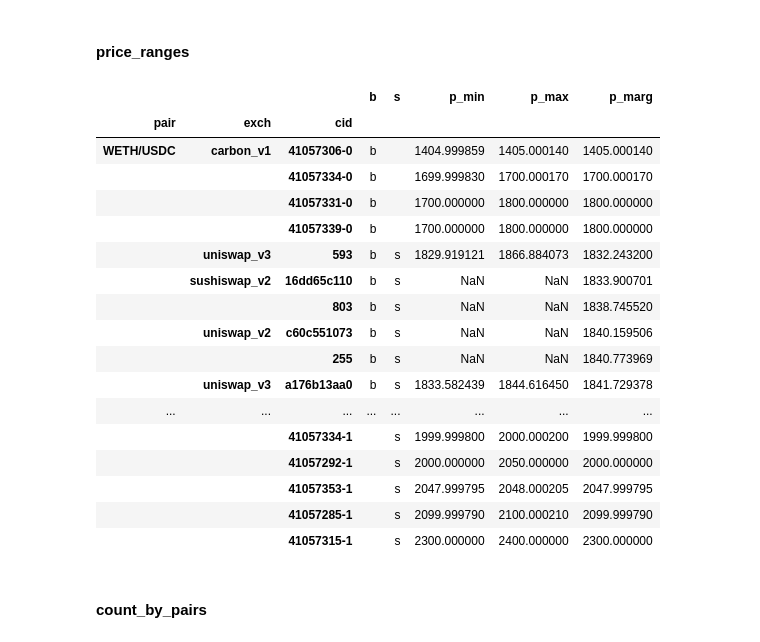
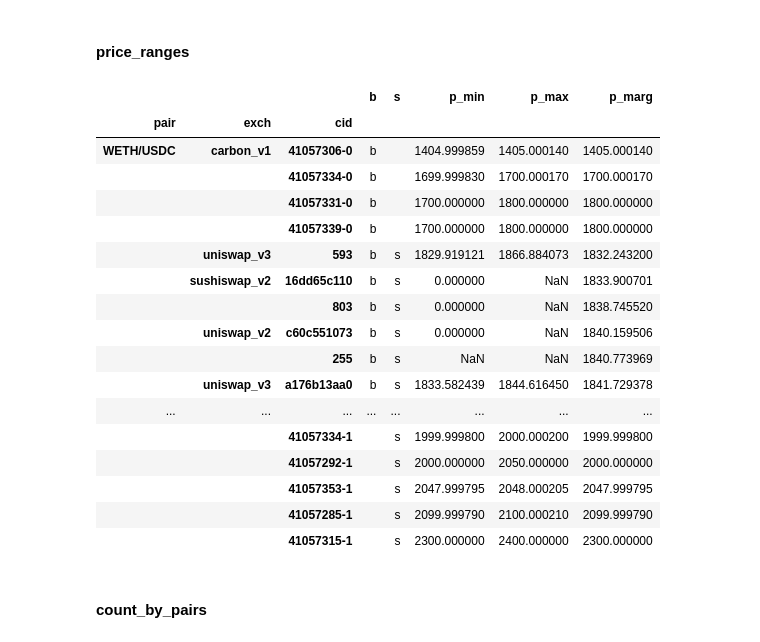
Before and after one commit to bancorprotocol/fastlane-bot, a Jupyter notebook: resources/NBTest/NBTest_900_OptimizerDetailedSlow.ipynb, the cells around one changed output. Saved outputs shown, nothing was run; the diff lists cells and outputs as text; code cells hidden in the pictures.

```diff
--- a/resources/NBTest/NBTest_900_OptimizerDetailedSlow.ipynb
+++ b/resources/NBTest/NBTest_900_OptimizerDetailedSlow.ipynb
@@ -372,14 +372,14 @@ CAt = CPCAnalyzer(CCt)
 r = CAt.price_ranges(result=CAt.PR_TUPLE)
 assert len(r) == len(CCt)
 assert r[0] == (
-    'WETH/USDC',
-    '16dd65c110',
-    'sushiswap_v2',
-    'b',
-    's',
-    None,
-    None,
-    1833.9007005259564
+    'WETH/USDC',        # pair
+    '16dd65c110',       # cid
+    'sushiswap_v2',     # exchange
+    'b',                # buy
+    's',                # sell
+    0,                  # min_primary
+    None,               # max_primary
+    1833.9007005259564  # pp
 )
 assert r[1] == (
     'WETH/USDC',
@@ -398,41 +398,41 @@ assert r[0] == (
     'sushiswap_v2',
     'b',
     's',
-    None,
+    0,
     None,
     1833.9007005259564
 )
 r = CAt.price_ranges(result=CAt.PR_DICT)
 assert len(r) == len(CCt)
 assert r['6c988ffdc9e74acd97ccfb16dd65c110'] == (
     'WETH/USDC',
     '16dd65c110',
     'sushiswap_v2',
     'b',
     's',
-    None,
+    0,
     None,
     1833.9007005259564
 )
 df = CAt.price_ranges(result=CAt.PR_DF)
 assert len(df) == len(CCt)
 assert tuple(df.index.names) == ('pair', 'exch', 'cid')
 assert tuple(df.columns) == ('b', 's', 'p_min', 'p_max', 'p_marg')
 assert set(df["p_marg"]) == set(x[-1] for x in CAt.price_ranges(result=CCt.PR_TUPLE))
 for p1, p2 in zip(df["p_marg"], df["p_marg"][1:]):
     assert p2 >= p1
 df
 # %% [output]
 |  |  |  | b | s | p_min | p_max | p_marg |
 | pair | exch | cid |  |  |  |  |  |
 | WETH/USDC | carbon_v1 | 41057306-0 | b |  | 1404.999859 | 1405.000140 | 1405.000140 |
 |  |  | 41057334-0 | b |  | 1699.999830 | 1700.000170 | 1700.000170 |
 |  |  | 41057331-0 | b |  | 1700.000000 | 1800.000000 | 1800.000000 |
 |  |  | 41057339-0 | b |  | 1700.000000 | 1800.000000 | 1800.000000 |
 |  | uniswap_v3 | 593 | b | s | 1829.919121 | 1866.884073 | 1832.243200 |
-|  | sushiswap_v2 | 16dd65c110 | b | s | NaN | NaN | 1833.900701 |
-|  |  | 803 | b | s | NaN | NaN | 1838.745520 |
-|  | uniswap_v2 | c60c551073 | b | s | NaN | NaN | 1840.159506 |
+|  | sushiswap_v2 | 16dd65c110 | b | s | 0.000000 | NaN | 1833.900701 |
+|  |  | 803 | b | s | 0.000000 | NaN | 1838.745520 |
+|  | uniswap_v2 | c60c551073 | b | s | 0.000000 | NaN | 1840.159506 |
 |  |  | 255 | b | s | NaN | NaN | 1840.773969 |
 |  | uniswap_v3 | a176b13aa0 | b | s | 1833.582439 | 1844.616450 | 1841.729378 |
 | ... | ... | ... | ... | ... | ... | ... | ... |
```
Also changed, not shown: parts of 11 cells of this notebook, 5 other files.
